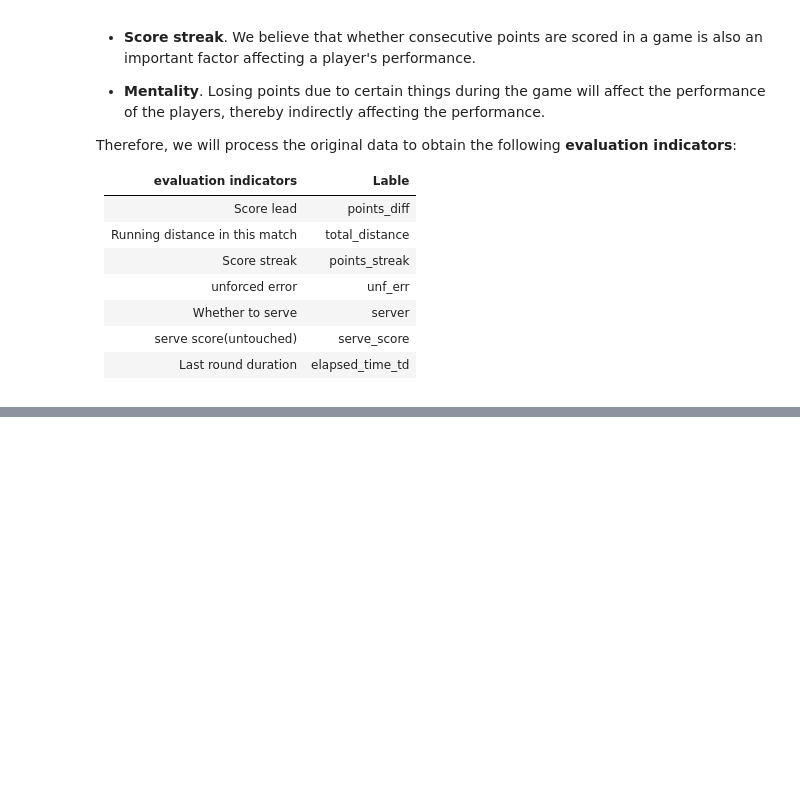
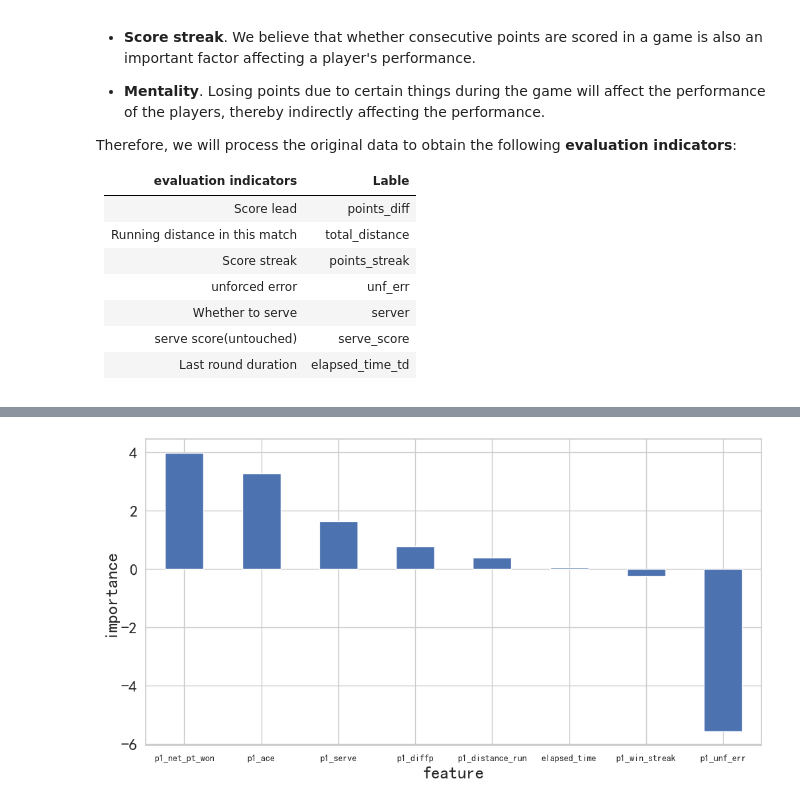
Before and after one commit to Jack-Huang02/MCM-C-Momentum-in-Tennis, a Jupyter notebook: tennis.ipynb, the cells around one changed output, grey strips where cells are left out. Saved outputs shown, nothing was run; the diff lists cells and outputs as text; code cells hidden in the pictures; blank space fills up the shorter version.

```diff
--- a/tennis.ipynb
+++ b/tennis.ipynb
@@ -200,0 +206,19 @@ plt.show()
+# %%
+import seaborn as sns
+sns.set(font= "simhei",style="whitegrid",font_scale=1.6)
+import matplotlib
+matplotlib.rcParams['axes.unicode_minus']=False # 解决坐标轴的负号显示问题
+import matplotlib.pyplot as plt
+import plotly.express as px
+
+#输出重要性得分
+f = pd.DataFrame({'col':list(columns),'score':model5.coef_[0]}).sort_values(by='score',ascending=False)
+f.index = f['col']
+f["score"].plot(kind = "bar",figsize = (12,6)) #颜色,matplotlib
+plt.xlabel("feature")
+plt.ylabel("importance")
+plt.xticks(rotation = 0,fontsize = 10)
+plt.savefig('results\\LR-feature importance.png',dpi=500,bbox_inches='tight')
+plt.show()
+# %% [output]
+[figure, added]
```
Also changed, not shown: parts of 7 cells of this notebook.
